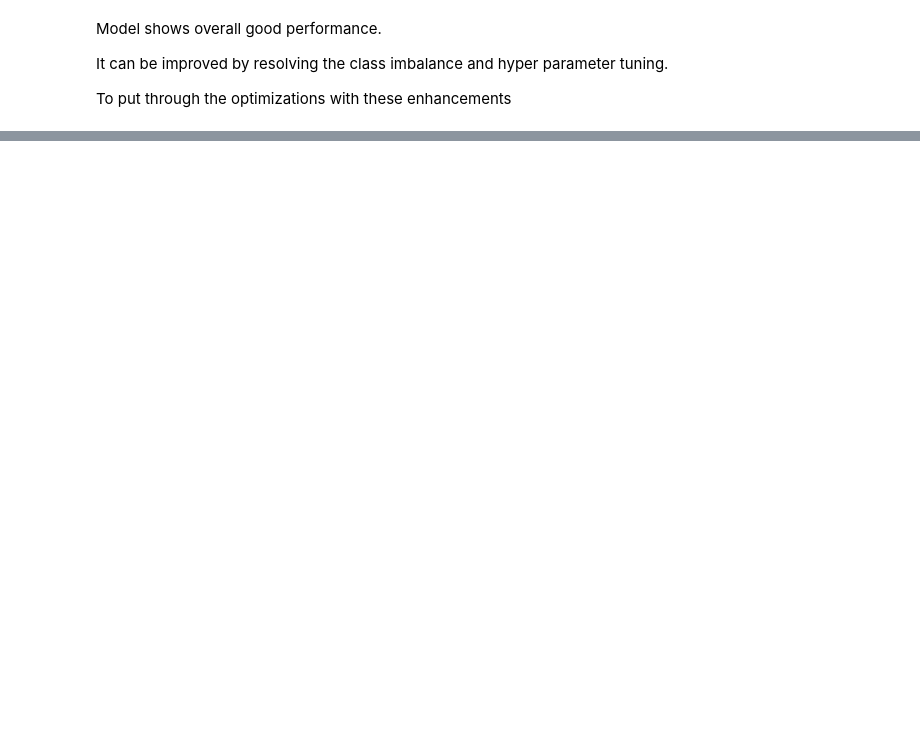
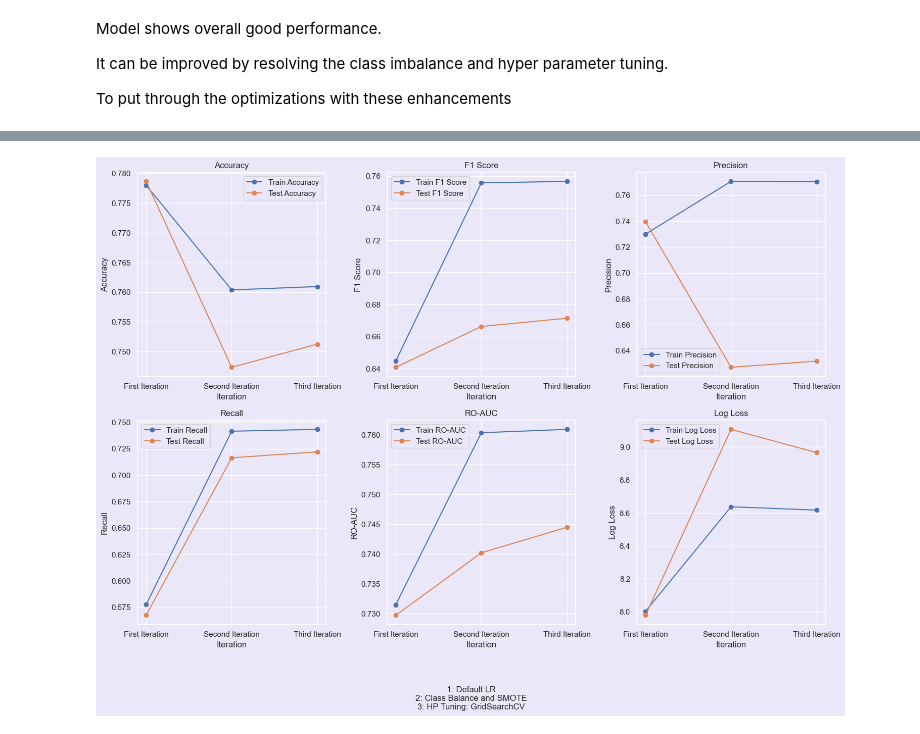
Before and after one commit to kapsoniiisc/diabetes-dsp-project, a Jupyter notebook: Code/11-Model_development_LR_pima_data.ipynb, the cells around one changed output, grey strips where cells are left out. Saved outputs shown, nothing was run; the diff lists cells and outputs as text; code cells hidden in the pictures; blank space fills up the shorter version.

```diff
--- a/Code/11-Model_development_LR_pima_data.ipynb
+++ b/Code/11-Model_development_LR_pima_data.ipynb
@@ -527,0 +962,84 @@ To put through the optimizations with these enhancements
+# %%
+import matplotlib.pyplot as plt
+
+iterations_info = [
+    '1: Default LR',
+    '2: Class Balance and SMOTE',
+    '3: HP Tuning: GridSearchCV'
+]
+
+# Define the metrics for each iteration
+iterations = ['First Iteration', 'Second Iteration', 'Third Iteration']
+
+train_accuracies = [mean_train_accuracy_pima_lr_iter1, mean_train_accuracy_pima_lr_iter2, mean_train_accuracy_pima_lr_iter3]
+test_accuracies = [mean_test_accuracy_pima_lr_iter1, mean_test_accuracy_pima_lr_iter2, mean_test_accuracy_pima_lr_iter3]
+train_f1_scores = [mean_train_f1_pima_lr_iter1, mean_train_f1_pima_lr_iter2, mean_train_f1_pima_lr_iter3]
+test_f1_scores = [mean_test_f1_pima_lr_iter1, mean_test_f1_pima_lr_iter2, mean_test_f1_pima_lr_iter3]
+train_precisions = [mean_train_precision_pima_lr_iter1, mean_train_precision_pima_lr_iter2, mean_train_precision_pima_lr_iter3]
+test_precisions = [mean_test_precision_pima_lr_iter1, mean_test_precision_pima_lr_iter2, mean_test_precision_pima_lr_iter3]
+train_recalls = [mean_train_recall_pima_lr_iter1, mean_train_recall_pima_lr_iter2, mean_train_recall_pima_lr_iter3]
+test_recalls = [mean_test_recall_pima_lr_iter1, mean_test_recall_pima_lr_iter2, mean_test_recall_pima_lr_iter3]
+train_rocauc_scores = [mean_train_rocauc_score_pima_lr_iter1, mean_train_rocauc_score_pima_lr_iter2, mean_train_rocauc_score_pima_lr_iter3]
+test_rocauc_scores = [mean_test_rocauc_score_pima_lr_iter1, mean_test_rocauc_score_pima_lr_iter2, mean_test_rocauc_score_pima_lr_iter3]
+train_log_losses = [mean_train_log_loss_value_pima_lr_iter1, mean_train_log_loss_value_pima_lr_iter2, mean_train_log_loss_value_pima_lr_iter3]
+test_log_losses = [mean_test_log_loss_value_pima_lr_iter1, mean_test_log_loss_value_pima_lr_iter2, mean_test_log_loss_value_pima_lr_iter3]
+
+# Plot the metrics
+plt.figure(figsize=(15, 10))
+
+plt.subplot(2, 3, 1)
+plt.plot(iterations, train_accuracies, marker='o', label='Train Accuracy')
+plt.plot(iterations, test_accuracies, marker='o', label='Test Accuracy')
+plt.title('Accuracy')
+plt.xlabel('Iteration')
+plt.ylabel('Accuracy')
+plt.legend()
+
+plt.subplot(2, 3, 2)
+plt.plot(iterations, train_f1_scores, marker='o', label='Train F1 Score')
+plt.plot(iterations, test_f1_scores, marker='o', label='Test F1 Score')
+plt.title('F1 Score')
+plt.xlabel('Iteration')
+plt.ylabel('F1 Score')
+plt.legend()
+
+plt.subplot(2, 3, 3)
+plt.plot(iterations, train_precisions, marker='o', label='Train Precision')
+plt.plot(iterations, test_precisions, marker='o', label='Test Precision')
+plt.title('Precision')
+plt.xlabel('Iteration')
+plt.ylabel('Precision')
+plt.legend()
+
+plt.subplot(2, 3, 4)
+plt.plot(iterations, train_recalls, marker='o', label='Train Recall')
+plt.plot(iterations, test_recalls, marker='o', label='Test Recall')
+plt.title('Recall')
+plt.xlabel('Iteration')
+plt.ylabel('Recall')
+plt.legend()
+
+plt.subplot(2, 3, 5)
+plt.plot(iterations, train_rocauc_scores, marker='o', label='Train RO-AUC')
+plt.plot(iterations, test_rocauc_scores, marker='o', label='Test RO-AUC')
+plt.title('RO-AUC')
+plt.xlabel('Iteration')
+plt.ylabel('RO-AUC')
+plt.legend()
+
+plt.subplot(2, 3, 6)
+plt.plot(iterations, train_log_losses, marker='o', label='Train Log Loss')
+plt.plot(iterations, test_log_losses, marker='o', label='Test Log Loss')
+plt.title('Log Loss')
+plt.xlabel('Iteration')
+plt.ylabel('Log Loss')
+plt.legend()
+
+# Add the iterations information as a guidance label
+extra_info = "\n".join(iterations_info)
+plt.figtext(0.5, -0.1, extra_info, wrap=True, horizontalalignment='center', fontsize=12)
+
+plt.tight_layout()
+plt.show()
+# %% [output]
+[figure, added]
```
Also changed, not shown: parts of 16 cells of this notebook, 7 other files.
